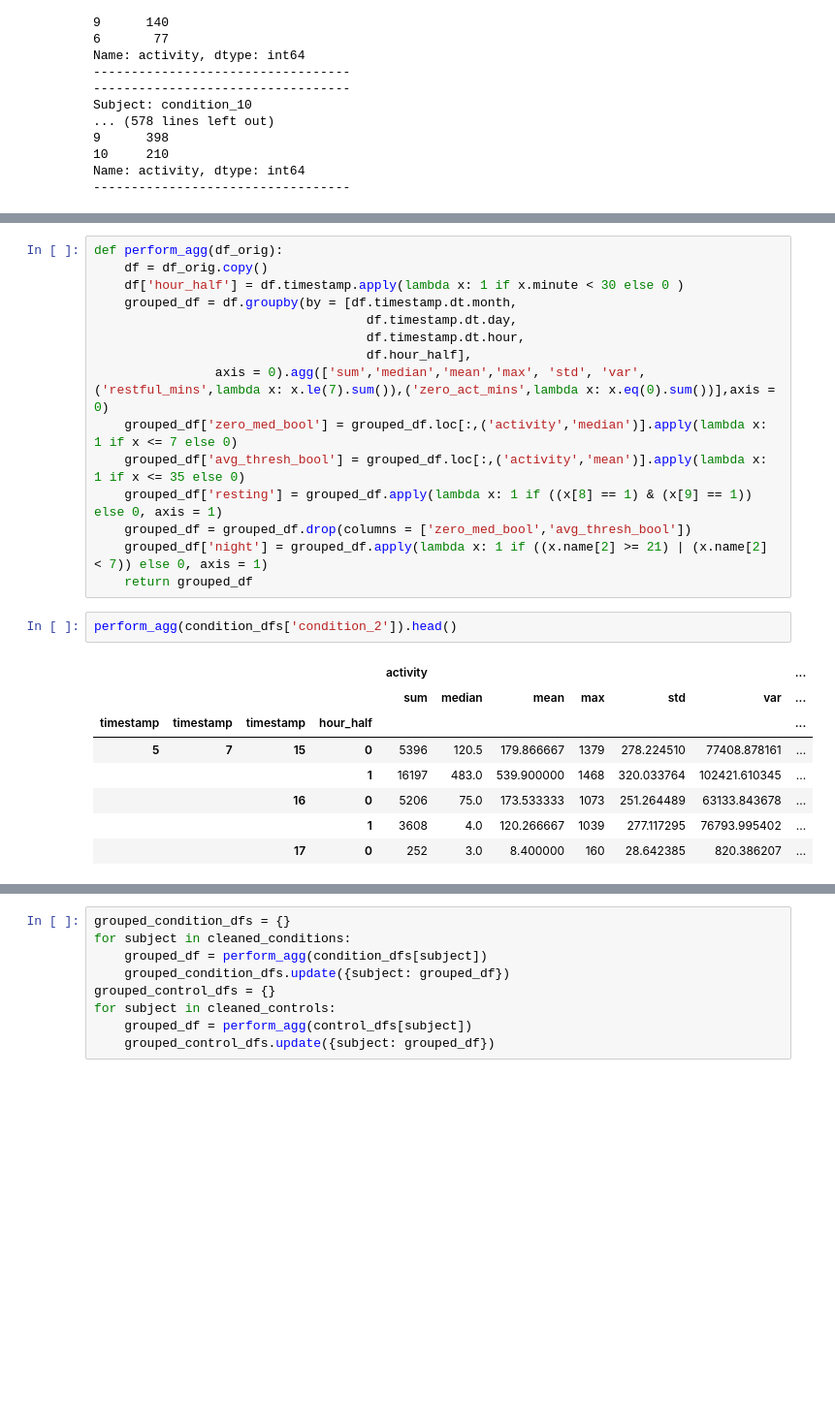
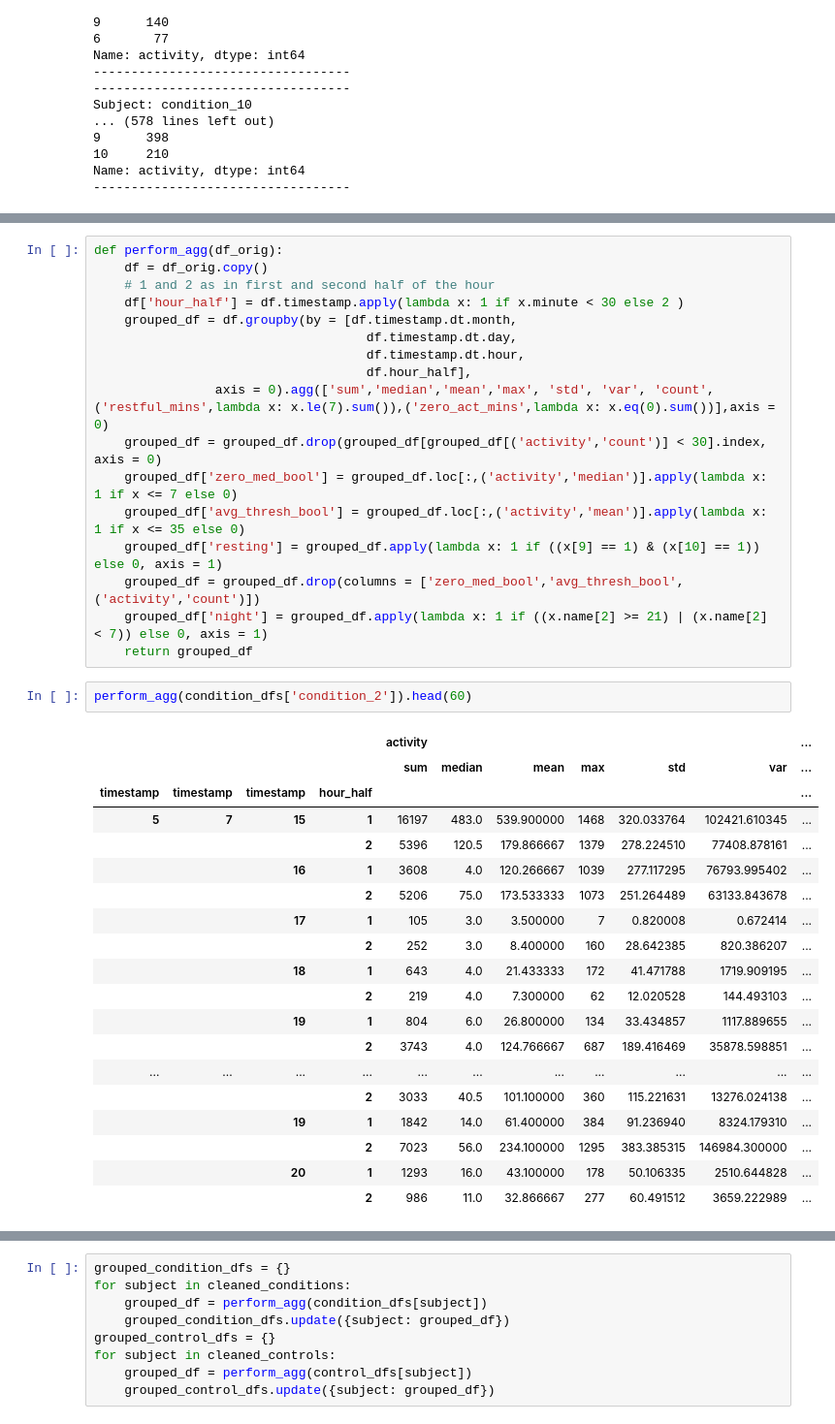
Before and after one commit to mattlegro/MDD-Classification-Project, a Jupyter notebook: preprocessing_and_features.ipynb, the cells around one changed output, grey strips where cells are left out. Shown at 97% size. Saved outputs shown, nothing was run; the diff lists cells and outputs as text; blank space fills up the shorter version.

```diff
--- a/preprocessing_and_features.ipynb
+++ b/preprocessing_and_features.ipynb
@@ -902,26 +936,39 @@ Name: activity, dtype: int64
 # %%
 def perform_agg(df_orig):
     df = df_orig.copy()
-    df['hour_half'] = df.timestamp.apply(lambda x: 1 if x.minute < 30 else 0 )
+    # 1 and 2 as in first and second half of the hour
+    df['hour_half'] = df.timestamp.apply(lambda x: 1 if x.minute < 30 else 2 )
     grouped_df = df.groupby(by = [df.timestamp.dt.month,
                                     df.timestamp.dt.day,
                                     df.timestamp.dt.hour,
                                     df.hour_half],
-                axis = 0).agg(['sum','median','mean','max', 'std', 'var', ('restful_mins',lambda x: x.le(7).sum()),('zero_act_mins',lambda x: x.eq(0).sum())],axis = 0)
+                axis = 0).agg(['sum','median','mean','max', 'std', 'var', 'count', ('restful_mins',lambda x: x.le(7).sum()),('zero_act_mins',lambda x: x.eq(0).sum())],axis = 0)
+    grouped_df = grouped_df.drop(grouped_df[grouped_df[('activity','count')] < 30].index, axis = 0)
     grouped_df['zero_med_bool'] = grouped_df.loc[:,('activity','median')].apply(lambda x: 1 if x <= 7 else 0)
     grouped_df['avg_thresh_bool'] = grouped_df.loc[:,('activity','mean')].apply(lambda x: 1 if x <= 35 else 0)
-    grouped_df['resting'] = grouped_df.apply(lambda x: 1 if ((x[8] == 1) & (x[9] == 1)) else 0, axis = 1)
-    grouped_df = grouped_df.drop(columns = ['zero_med_bool','avg_thresh_bool'])
+    grouped_df['resting'] = grouped_df.apply(lambda x: 1 if ((x[9] == 1) & (x[10] == 1)) else 0, axis = 1)
+    grouped_df = grouped_df.drop(columns = ['zero_med_bool','avg_thresh_bool',('activity','count')])
     grouped_df['night'] = grouped_df.apply(lambda x: 1 if ((x.name[2] >= 21) | (x.name[2] < 7)) else 0, axis = 1)
     return grouped_df
 # %%
-perform_agg(condition_dfs['condition_2']).head()
+perform_agg(condition_dfs['condition_2']).head(60)
 # %% [output]
 |  |  |  |  | activity |  |  |  |  |  | ... |
 |  |  |  |  | sum | median | mean | max | std | var | ... |
 | timestamp | timestamp | timestamp | hour_half |  |  |  |  |  |  | ... |
-| 5 | 7 | 15 | 0 | 5396 | 120.5 | 179.866667 | 1379 | 278.224510 | 77408.878161 | ... |
-|  |  |  | 1 | 16197 | 483.0 | 539.900000 | 1468 | 320.033764 | 102421.610345 | ... |
-|  |  | 16 | 0 | 5206 | 75.0 | 173.533333 | 1073 | 251.264489 | 63133.843678 | ... |
-|  |  |  | 1 | 3608 | 4.0 | 120.266667 | 1039 | 277.117295 | 76793.995402 | ... |
-|  |  | 17 | 0 | 252 | 3.0 | 8.400000 | 160 | 28.642385 | 820.386207 | ... |
+| 5 | 7 | 15 | 1 | 16197 | 483.0 | 539.900000 | 1468 | 320.033764 | 102421.610345 | ... |
+|  |  |  | 2 | 5396 | 120.5 | 179.866667 | 1379 | 278.224510 | 77408.878161 | ... |
+|  |  | 16 | 1 | 3608 | 4.0 | 120.266667 | 1039 | 277.117295 | 76793.995402 | ... |
+|  |  |  | 2 | 5206 | 75.0 | 173.533333 | 1073 | 251.264489 | 63133.843678 | ... |
+|  |  | 17 | 1 | 105 | 3.0 | 3.500000 | 7 | 0.820008 | 0.672414 | ... |
+|  |  |  | 2 | 252 | 3.0 | 8.400000 | 160 | 28.642385 | 820.386207 | ... |
+|  |  | 18 | 1 | 643 | 4.0 | 21.433333 | 172 | 41.471788 | 1719.909195 | ... |
+|  |  |  | 2 | 219 | 4.0 | 7.300000 | 62 | 12.020528 | 144.493103 | ... |
+|  |  | 19 | 1 | 804 | 6.0 | 26.800000 | 134 | 33.434857 | 1117.889655 | ... |
+|  |  |  | 2 | 3743 | 4.0 | 124.766667 | 687 | 189.416469 | 35878.598851 | ... |
+| ... | ... | ... | ... | ... | ... | ... | ... | ... | ... | ... |
+|  |  |  | 2 | 3033 | 40.5 | 101.100000 | 360 | 115.221631 | 13276.024138 | ... |
+|  |  | 19 | 1 | 1842 | 14.0 | 61.400000 | 384 | 91.236940 | 8324.179310 | ... |
+|  |  |  | 2 | 7023 | 56.0 | 234.100000 | 1295 | 383.385315 | 146984.300000 | ... |
+|  |  | 20 | 1 | 1293 | 16.0 | 43.100000 | 178 | 50.106335 | 2510.644828 | ... |
+|  |  |  | 2 | 986 | 11.0 | 32.866667 | 277 | 60.491512 | 3659.222989 | ... |
```
Also changed, not shown: parts of 69 cells of this notebook, 1 other file.
